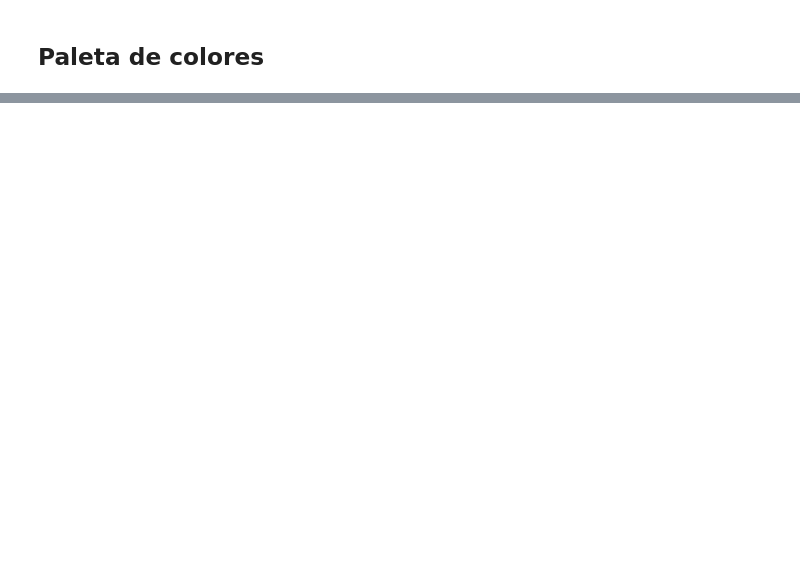
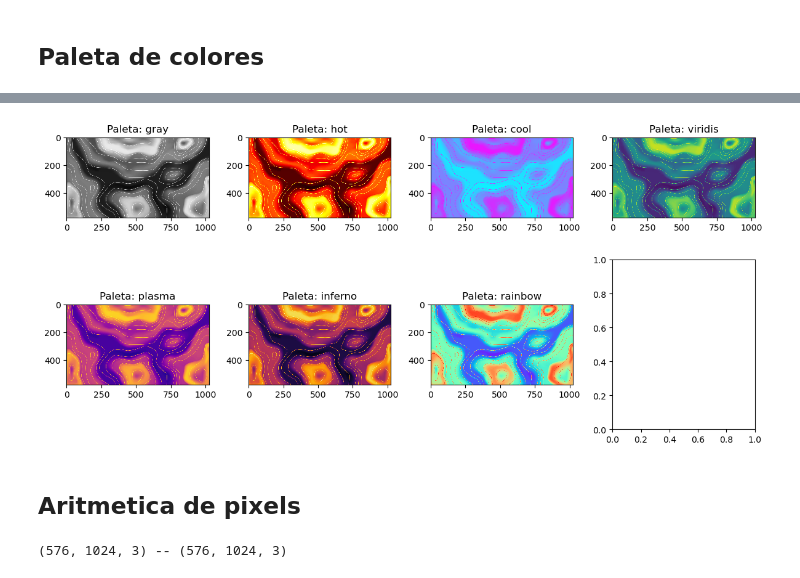
Before and after one commit to paezagustin/Proc_Imagenes, a Jupyter notebook: Ejercicios.ipynb, the cells around one changed output, grey strips where cells are left out. Cells and saved outputs as stored; diff of their text form; code cells hidden in the pictures; blank space fills up the shorter version.

```diff
--- a/Ejercicios.ipynb
+++ b/Ejercicios.ipynb
@@ -119,0 +131,15 @@ La condición -0.5226 < Q' < 0.5226 se cumple.
+# %%
+img = cv2.imread('Imagenes\Heatmap-1024x576.png', cv2.IMREAD_GRAYSCALE)
+paletas_colores = ['gray', 'hot', 'cool', 'viridis', 'plasma', 'inferno', 'rainbow']
+
+fig, axs = plt.subplots(2, 4, figsize=(12, 6))
+for i, palette in enumerate(paletas_colores):
+    axs[i//4, i%4].imshow(img, cmap=palette, interpolation='nearest')
+    axs[i//4, i%4].set_title(f'Paleta: {palette}')
+
+plt.tight_layout()
+plt.show()
+# %% [output]
+[figure, added]
+# %% [markdown]
+## Aritmetica de pixels
@@ -119,0 +154,4 @@ La condición -0.5226 < Q' < 0.5226 se cumple.
+# %%
+print(image1.shape,'--',image2.shape)
+# %% [output]
+(576, 1024, 3) -- (576, 1024, 3)
```
Also changed, not shown: parts of 18 cells of this notebook, 1 other file.
